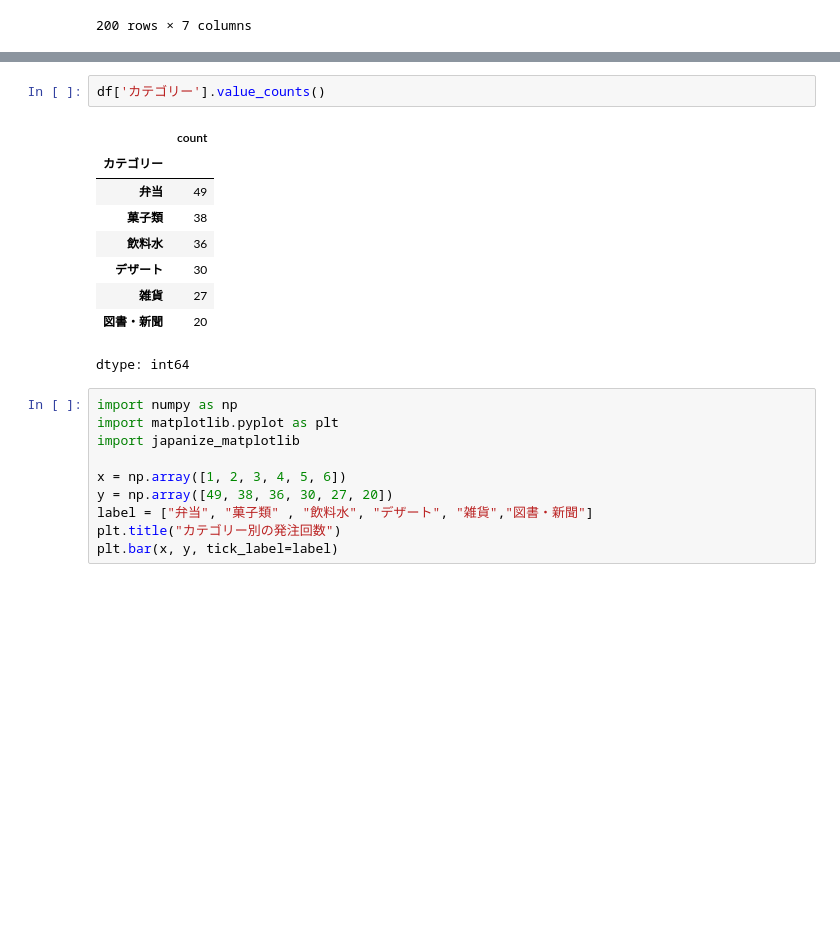
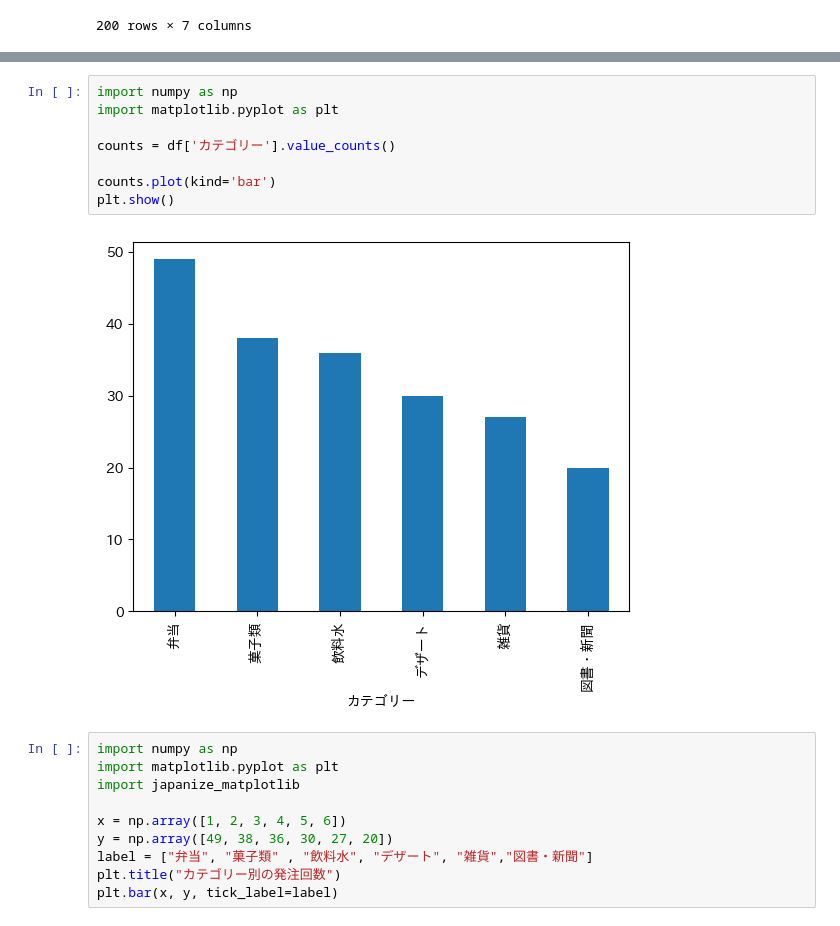
Before and after one commit to daisan2508/data-analysis-basic-kadai, a Jupyter notebook: kadai_007/pandasで作成したデータフレームからグラフ表示と基本統計量を求めよう.ipynb, the cells around one changed output, grey strips where cells are left out. Drawn from its saved outputs; the diff is of its cells as text; blank space fills up the shorter version.

```diff
--- a/kadai_007/pandasで作成したデータフレームからグラフ表示と基本統計量を求めよう.ipynb
+++ b/kadai_007/pandasで作成したデータフレームからグラフ表示と基本統計量を求めよう.ipynb
@@ -112,18 +112,16 @@ Requirement already satisfied: pyparsing>=2.3.1 in /usr/local/lib/python3.12/dis
 Successfully built japanize-matplotlib
 Installing collected packages: japanize-matplotlib
 Successfully installed japanize-matplotlib-1.1.3
-# %%
-df['カテゴリー'].value_counts()
-# %% [output]
-|  | count |
-| カテゴリー |  |
-| 弁当 | 49 |
-| 菓子類 | 38 |
-| 飲料水 | 36 |
-| デザート | 30 |
-| 雑貨 | 27 |
-| 図書・新聞 | 20 |
-dtype: int64
+# %%
+import numpy as np
+import matplotlib.pyplot as plt
+
+counts = df['カテゴリー'].value_counts()
+
+counts.plot(kind='bar')
+plt.show()
+# %% [output]
+[figure, added]
 # %%
 import numpy as np
 import matplotlib.pyplot as plt
```
Also changed, not shown: parts of 1 cell of this notebook.
